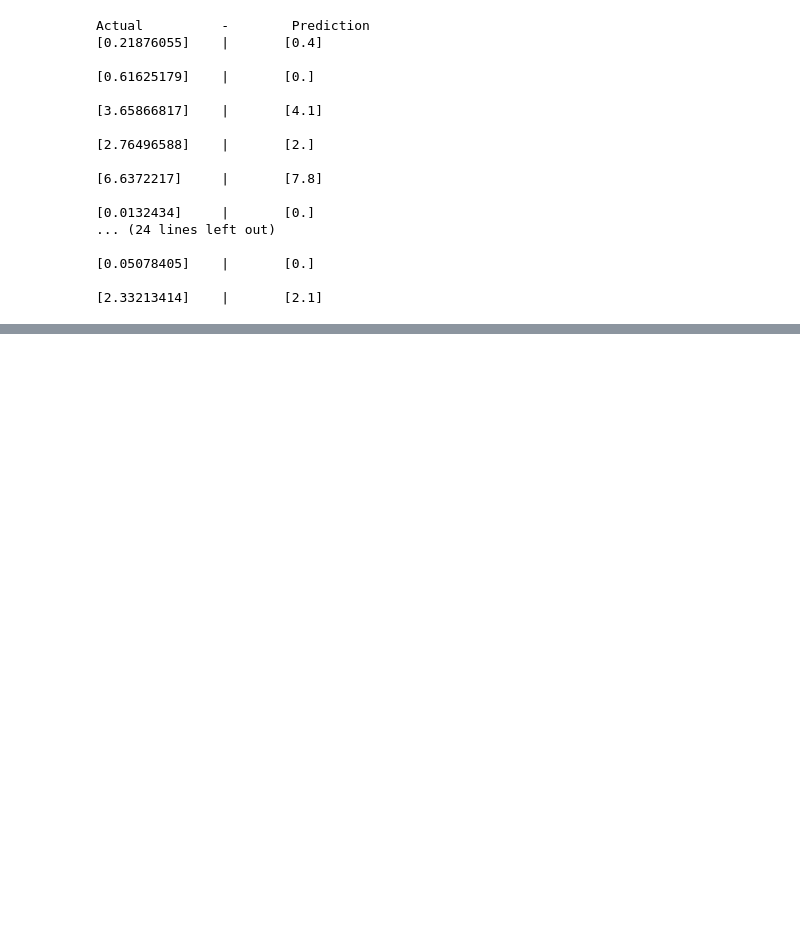
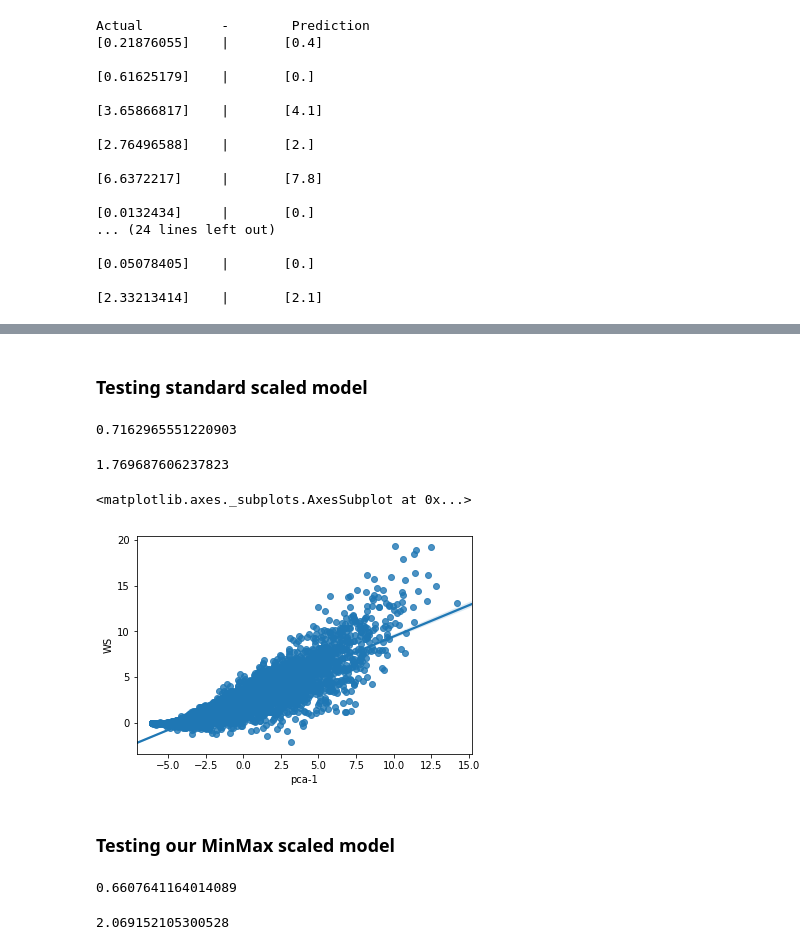
Before and after one commit to C3NZ/NBA-analysis, a Jupyter notebook: NBA ws.ipynb, the cells around one changed output, grey strips where cells are left out. Drawn from its saved outputs; the diff is of its cells as text; code cells hidden in the pictures; blank space fills up the shorter version.

Commit message:
[feat] add more regressions and fix bug in our module

```diff
--- a/NBA ws.ipynb
+++ b/NBA ws.ipynb
@@ -172,0 +220,35 @@ pca_reg = obtain_linear_reg(model_type=4, pca_dimensions=2)
+# %%
+# Obtain a model type 5 (standard scaled pca) and model type 6 (MinMax scaled pca) linear regressions
+standard_pca_reg = obtain_linear_reg(model_type=5, pca_dimensions=1)
+mm_pca_reg = obtain_linear_reg(model_type=6, pca_dimensions=1)
+# %% [markdown]
+### Testing standard scaled model
+# %%
+## Evaluation of standard model
+prediction = standard_pca_reg.regression.predict(standard_pca_reg.features.testing)
+score = r2_score(prediction, standard_pca_reg.target.testing)
+score
+# %% [output]
+0.7162965551220903
+# %%
+mean_squared_error(prediction, standard_pca_reg.target.testing)
+# %% [output]
+1.769687606237823
+# %%
+sns.regplot(x=standard_pca_reg.stats['pca-1'], y=standard_pca_reg.ws['WS'])
+# %% [output]
+<matplotlib.axes._subplots.AxesSubplot at 0x...>
+[figure, added]
+# %% [markdown]
+### Testing our MinMax scaled model
+# %%
+## Evaluation of standard model
+prediction = mm_pca_reg.regression.predict(mm_pca_reg.features.testing)
+score = r2_score(prediction, mm_pca_reg.target.testing)
+score
+# %% [output]
+0.6607641164014089
+# %%
+mean_squared_error(prediction, mm_pca_reg.target.testing)
+# %% [output]
+2.069152105300528
```
Also changed, not shown: parts of 10 cells of this notebook, 1 other file.
